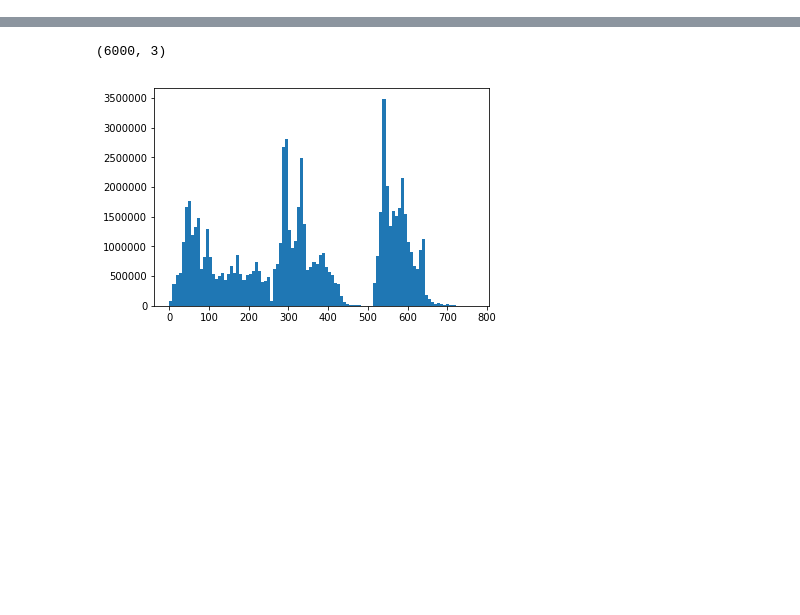
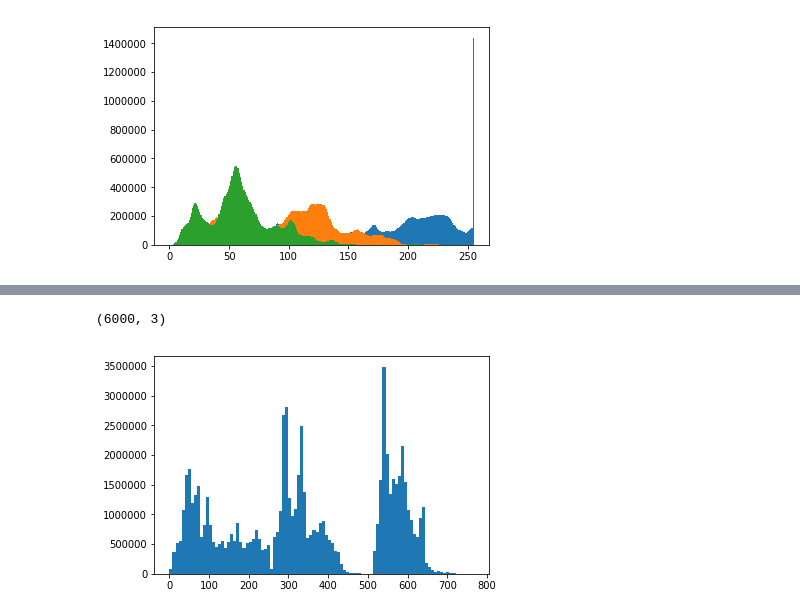
Before and after one commit to vc64/pylapse, a Jupyter notebook: imageedit.ipynb, the cells around one changed output, grey strips where cells are left out. Drawn from its saved outputs; the diff is of its cells as text; code cells hidden in the pictures; blank space fills up the shorter version.

```diff
--- a/imageedit.ipynb
+++ b/imageedit.ipynb
@@ -181,0 +199,4 @@ class imgArray():
+# %%
+test2.hist()
+# %% [output]
+[figure, added]
```
Also changed, not shown: parts of 8 cells of this notebook.
